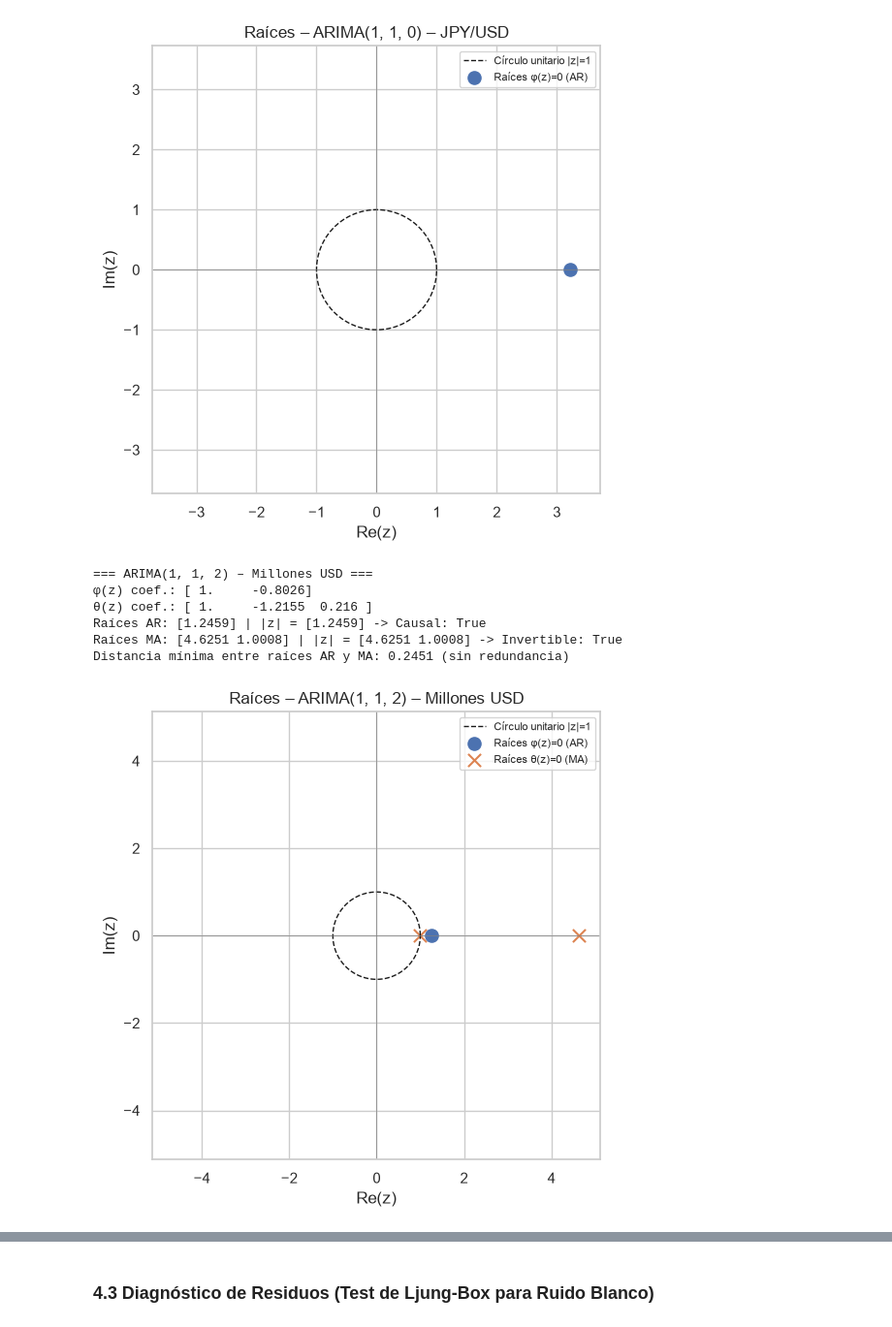
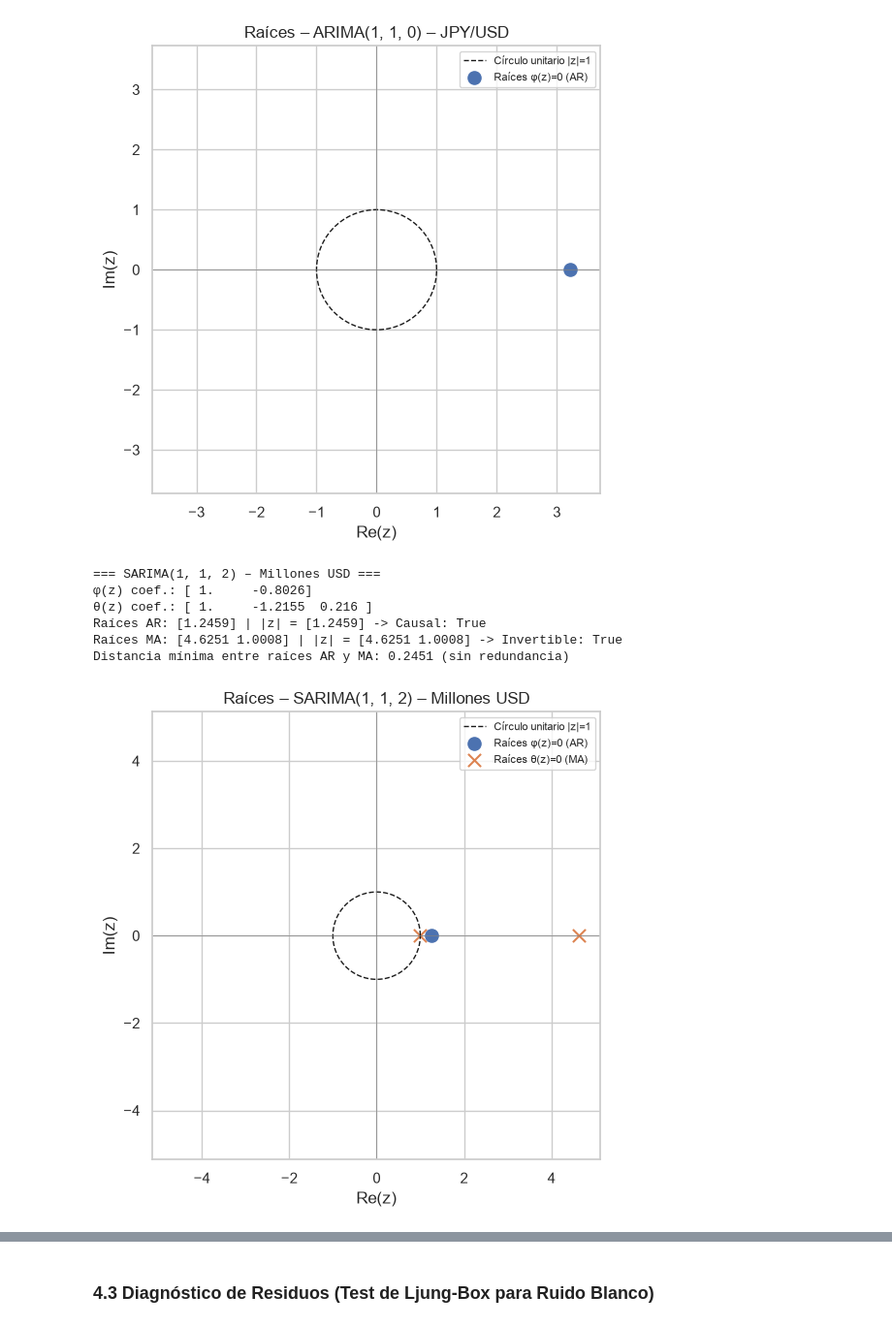
Before and after one commit to arosteguicp/TimeSeries1, a Jupyter notebook: Copia_de_Proyecto_de_Medio_Curso_Guía_de_Implementación (1).ipynb, the cells around one changed output, grey strips where cells are left out. Shown at 97% size. Cells and saved outputs as stored; diff of their text form; code cells hidden in the pictures.

Commit message:
fixear raíces de SARIMA

```diff
--- a/Copia_de_Proyecto_de_Medio_Curso_Guía_de_Implementación (1).ipynb
+++ b/Copia_de_Proyecto_de_Medio_Curso_Guía_de_Implementación (1).ipynb
@@ -773,12 +773,12 @@ Raíces AR: [3.2289] | |z| = [3.2289] -> Causal: True
 Raíces MA: no hay (polinomio = 1) -> Invertible trivialmente
 [figure]
 # %%
-ar_roots_A, ma_roots_A = analizar_raices(model_opt_A, f'ARIMA{orden_A} – Millones USD')
+ar_roots_A, ma_roots_A = analizar_raices(model_opt_A, f'SARIMA{orden_A} – Millones USD')
 # %% [output]
-=== ARIMA(1, 1, 2) – Millones USD ===
+=== SARIMA(1, 1, 2) – Millones USD ===
 φ(z) coef.: [ 1.     -0.8026]
 θ(z) coef.: [ 1.     -1.2155  0.216 ]
 Raíces AR: [1.2459] | |z| = [1.2459] -> Causal: True
 Raíces MA: [4.6251 1.0008] | |z| = [4.6251 1.0008] -> Invertible: True
 Distancia mínima entre raíces AR y MA: 0.2451 (sin redundancia)
-[figure, old version]
+[figure, new version]
```
Also changed, not shown: parts of 2 cells of this notebook.
